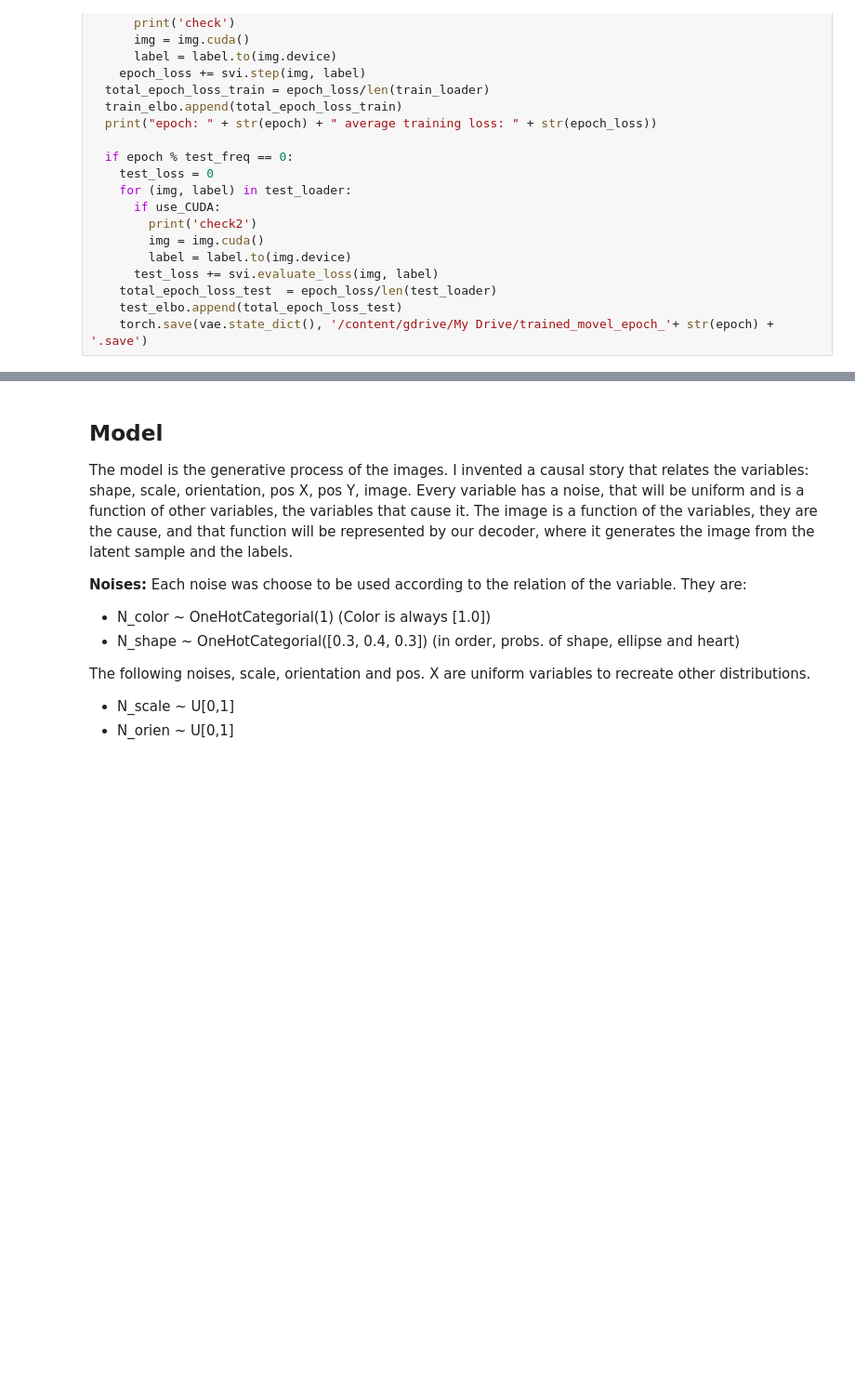
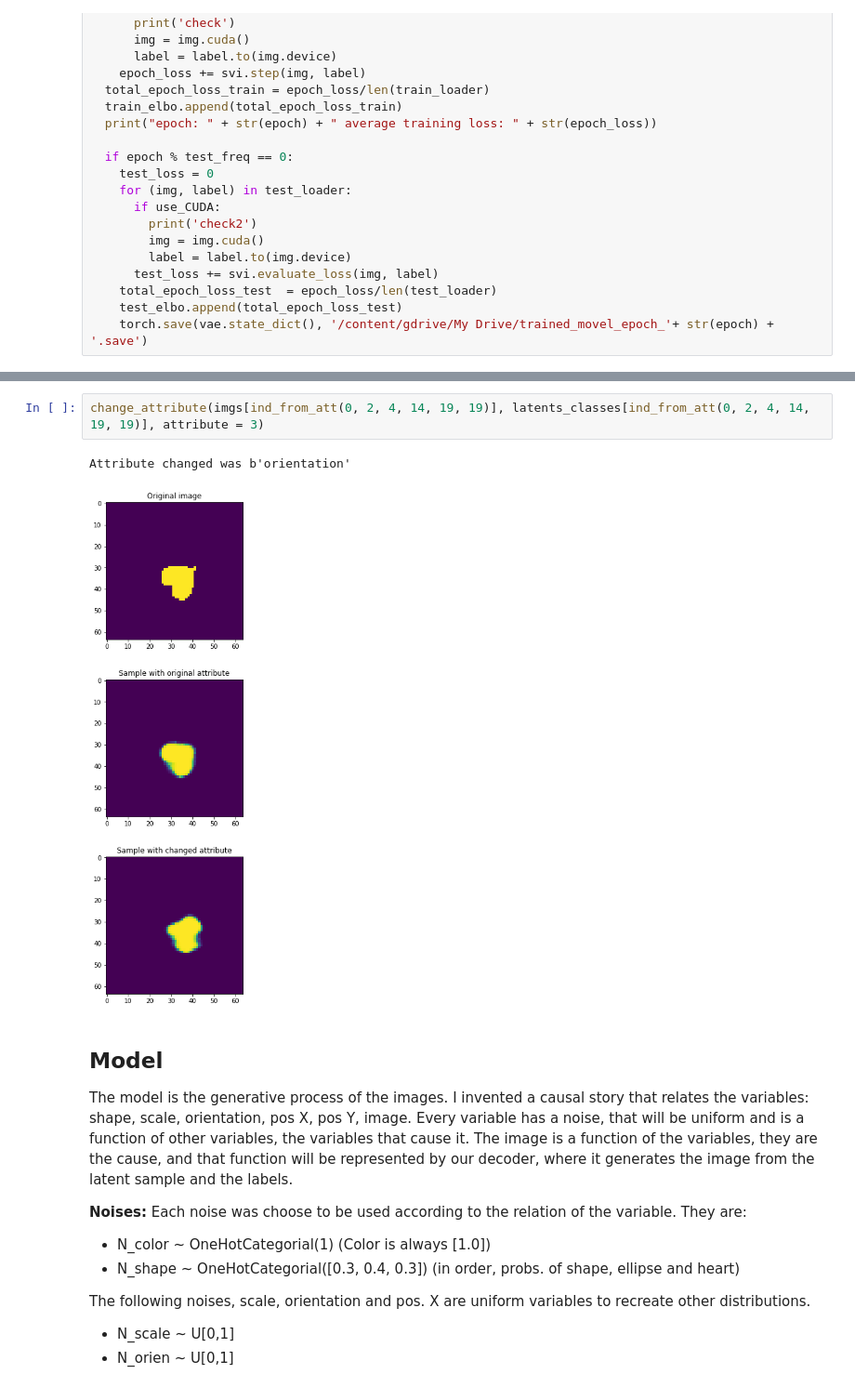
Before and after one commit to GiovaniValdrighi/inferencia_causal, a Jupyter notebook: vae.ipynb, the cells around one changed output, grey strips where cells are left out. Shown at 93% size. Saved outputs shown, nothing was run; the diff lists cells and outputs as text; blank space fills up the shorter version.

```diff
--- a/vae.ipynb
+++ b/vae.ipynb
@@ -373,3 +390,8 @@ Attribute changed was b'orientation'
+# %%
+change_attribute(imgs[ind_from_att(0, 2, 4, 14, 19, 19)], latents_classes[ind_from_att(0, 2, 4, 14, 19, 19)], attribute = 3)
+# %% [output]
+Attribute changed was b'orientation'
+[figure, added]
 # %% [markdown]
 ## Model
 The model is the generative process of the images. I invented a causal story that relates the variables: shape, scale, orientation, pos X, pos Y, image.
```
Also changed, not shown: parts of 17 cells of this notebook.
